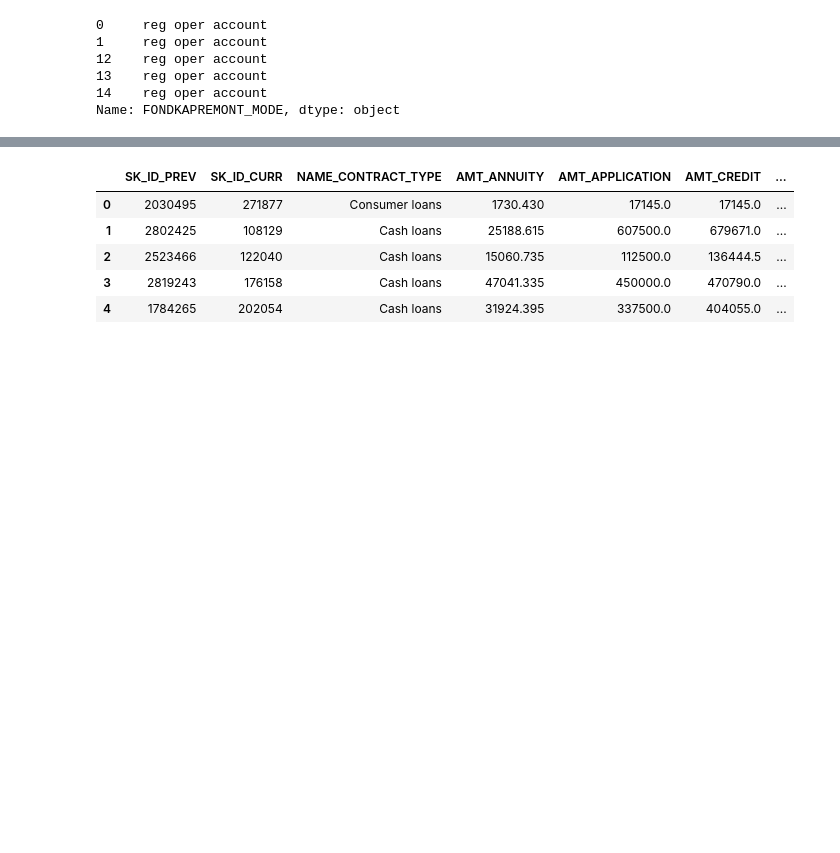
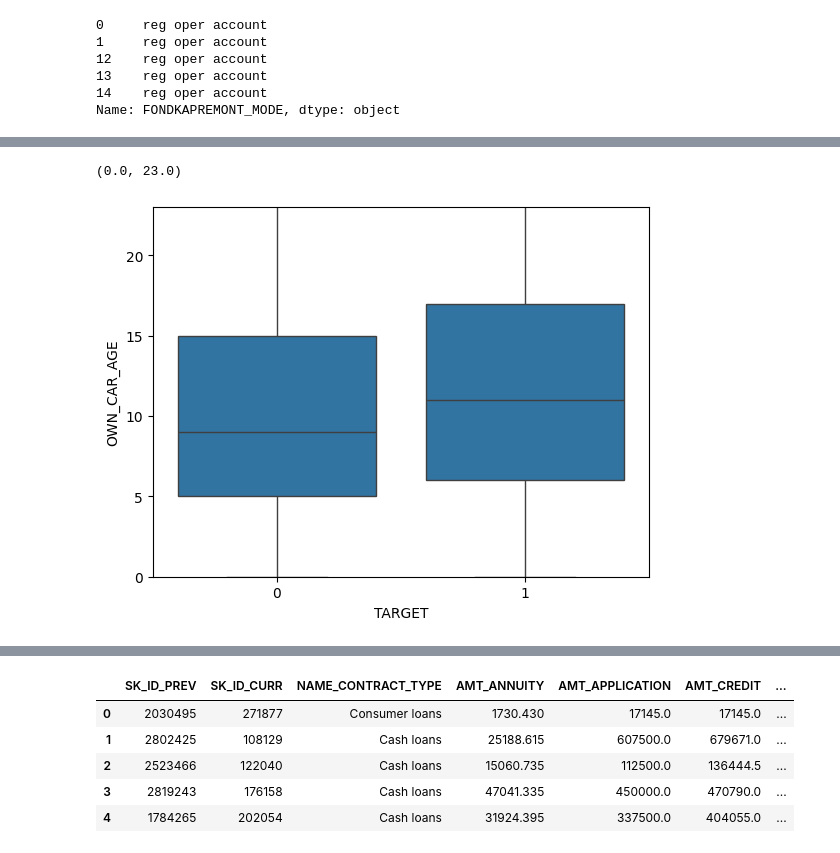
Before and after one commit to AayushParab44/240840325001_EDA_Statistics_Exam, a Jupyter notebook: 240840325001_EDA_Exam.ipynb, the cells around one changed output, grey strips where cells are left out. Saved outputs shown, nothing was run; the diff lists cells and outputs as text; code cells hidden in the pictures; blank space fills up the shorter version.

```diff
--- a/240840325001_EDA_Exam.ipynb
+++ b/240840325001_EDA_Exam.ipynb
@@ -162,0 +198,6 @@ Name: FONDKAPREMONT_MODE, dtype: object
+# %%
+sns.boxplot(data=app,y=app['OWN_CAR_AGE'].dropna(),x='TARGET')
+plt.ylim([0,23])
+# %% [output]
+(0.0, 23.0)
+[figure, added]
```
Also changed, not shown: parts of 16 cells of this notebook.
